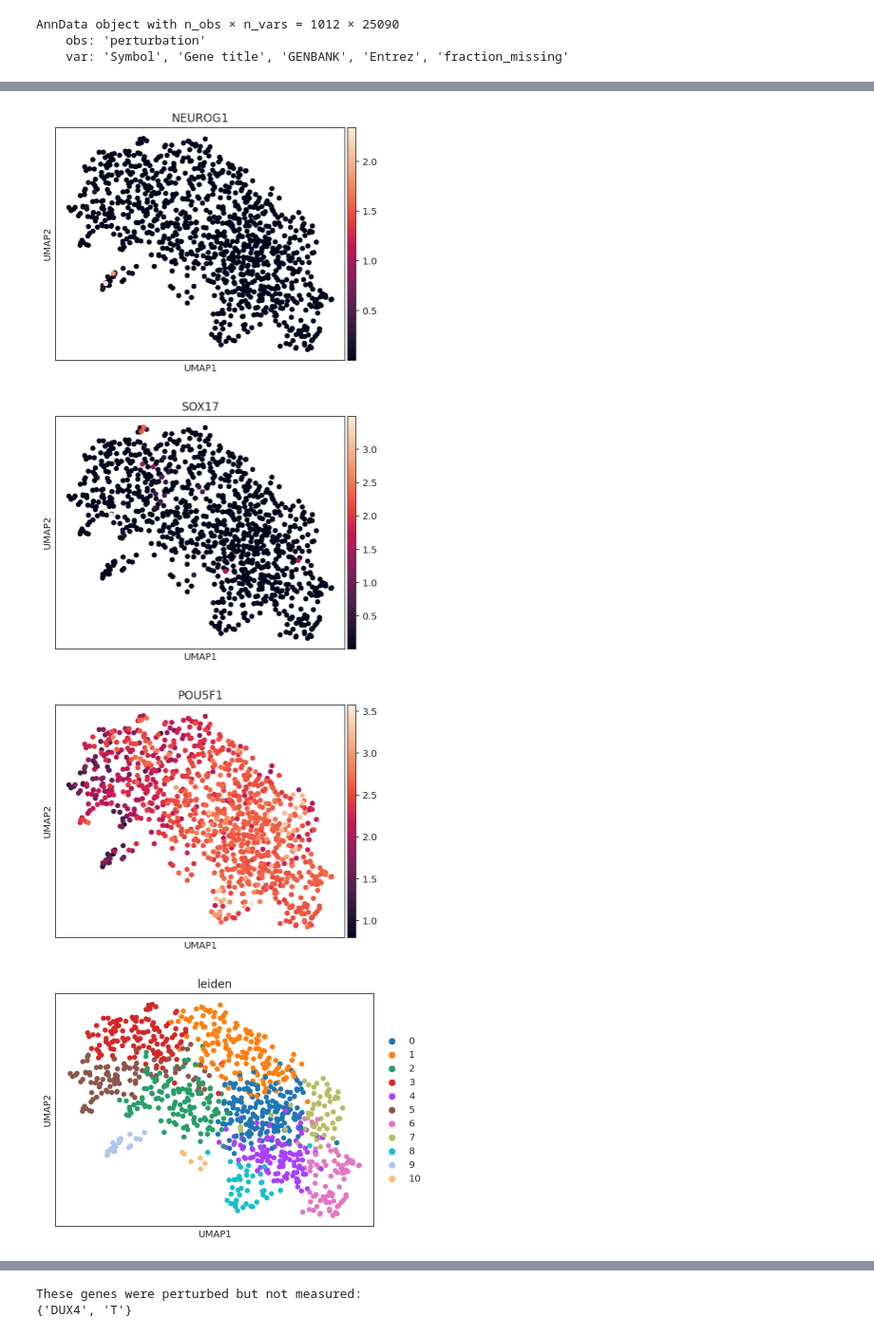
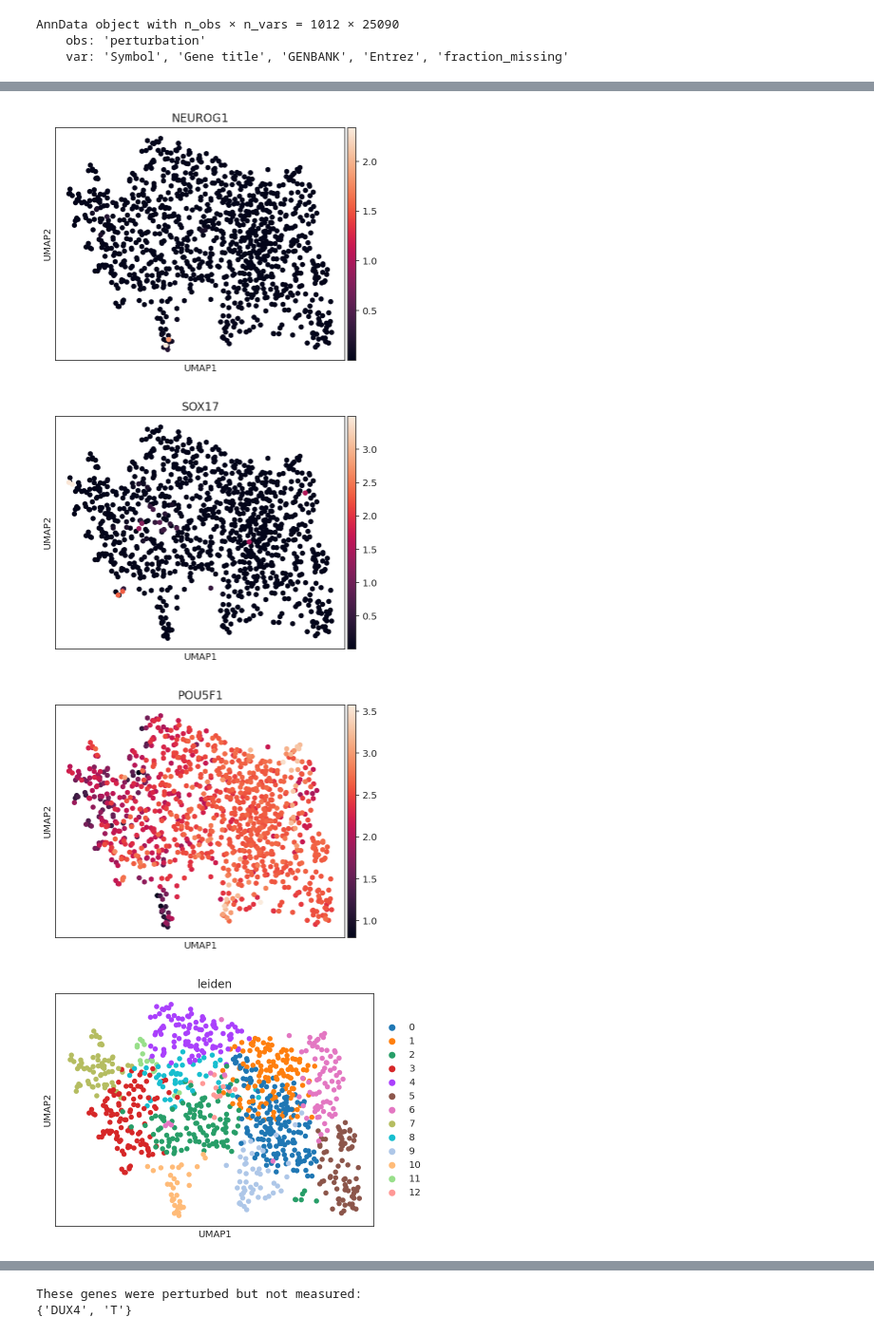
Before and after one commit to ekernf01/perturbation_benchmarking, a Jupyter notebook: scripts/in_silico_perturbation.ipynb, the cells around one changed output, grey strips where cells are left out. Shown at 95% size. Saved outputs shown, nothing was run; the diff lists cells and outputs as text; code cells hidden in the pictures.

Commit message:
Finish version 4, for real this time.

```diff
--- a/scripts/in_silico_perturbation.ipynb
+++ b/scripts/in_silico_perturbation.ipynb
@@ -5,11 +5,12 @@ This project aims to assess the ability of modern datasets and software tools to
 
 There are several opportunities for interesting work in this area. This demo focuses on *causal structure inference* and *causal effect estimation* by pairing CellOracle with various different base networks.
 # %%
-VERSION="v3"
+VERSION="v4"
 import warnings
 with warnings.catch_warnings():
     import regex as re
     import os
+    import shutil
     import sys
     import importlib
     import matplotlib.colors as colors
@@ -192,18 +246,6 @@ ko_lab_esc_data = pd.read_csv("../../raw_perturbations/ko_esc/CREST_06162021.txt
                               index_col=0,
                               header=0,
                               comment = '!')
-if decoys:
-    decoy_expression = np.random.normal(loc=0,
-                                        scale=1,
-                                        ko_lab_esc_data)
-    decoy_expression = pd.concat(pd.DataFrame{"symbol": decoys,
-                                              "Whatever": "something"
-                                              "Whatever": "something"
-                                              "Whatever": "something"},
-                                 decoy_expression,
-                                 axis = 1)
-    ko_lab_esc_data = ko_lab_esc_data.concat(decoy_expression)
-
 gene_metadata   = ko_lab_esc_data.iloc[:,-4:]
 ko_lab_esc_data = ko_lab_esc_data.iloc[:, 0:-4].T
 sample_metadata = pd.DataFrame(columns = ["perturbation"],
@@ -248,7 +290,7 @@ AnnData object with n_obs × n_vars = 1012 × 25090
 # %%
 sc.pp.normalize_total(ko_lab_esc_data, target_sum=1e4)
 sc.pp.log1p(ko_lab_esc_data)
-sc.pp.highly_variable_genes(ko_lab_esc_data, min_mean=1, max_mean=4, min_disp=1, n_bins=50)
+sc.pp.highly_variable_genes(ko_lab_esc_data, min_mean=0.2, max_mean=4, min_disp=0.2, n_bins=50)
 sc.pl.highly_variable_genes(ko_lab_esc_data)
 with warnings.catch_warnings():
     sc.tl.pca(ko_lab_esc_data, n_comps=100)
@@ -269,8 +311,8 @@ ko_lab_esc_data.uns["fake_cluster_colors"] = ['#1f77b4']
 ... storing 'perturbation' as categorical
 ... storing 'Symbol' as categorical
 ... storing 'Gene title' as categorical
 ... storing 'GENBANK' as categorical
-[figure, old version]
+[figure, new version]
-[figure, old version]
+[figure, new version]
-[figure, old version]
+[figure, new version]
-[figure, old version]
+[figure, new version]
```
Also changed, not shown: parts of 24 cells of this notebook, 9 other files.
